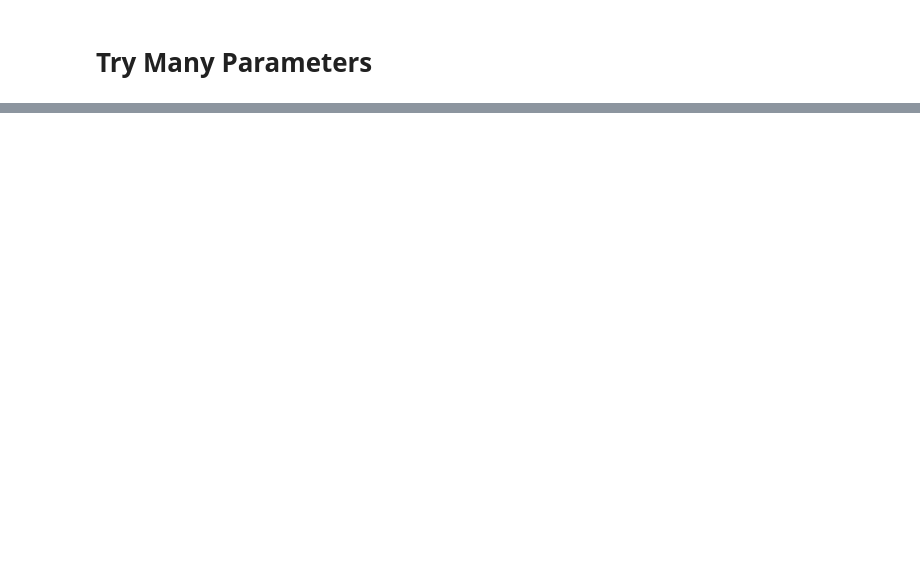
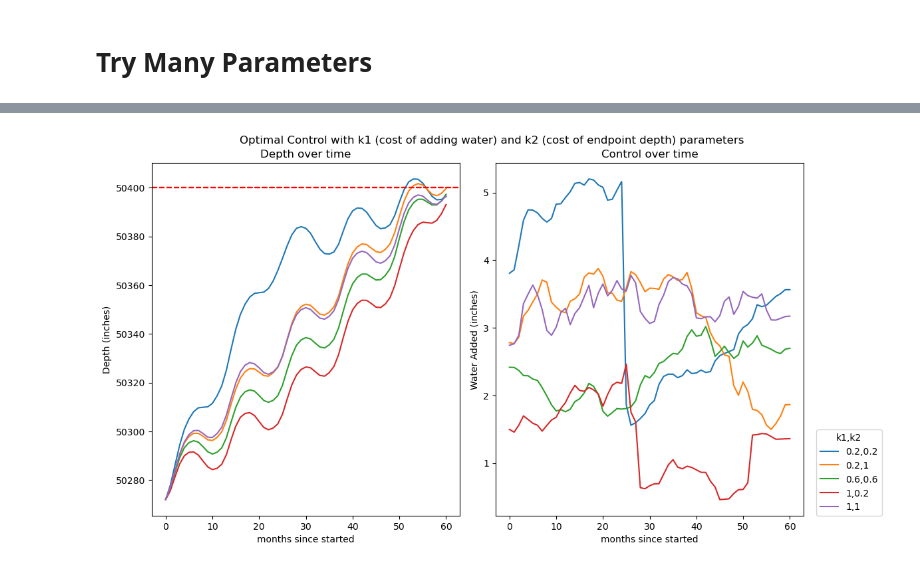
Before and after one commit to chloe-engler-hart/vol4_project, a Jupyter notebook: Scripts/LQR_depth_diff(better_method).ipynb, the cells around one changed output, grey strips where cells are left out. Cells and saved outputs as stored; diff of their text form; code cells hidden in the pictures; blank space fills up the shorter version.

```diff
--- a/Scripts/LQR_depth_diff(better_method).ipynb
+++ b/Scripts/LQR_depth_diff(better_method).ipynb
@@ -30,10 +30,10 @@ class salt_lake():
                         [params['epsilon'], 0, 0, params['lambda'](t)],
                         [params['delta'], 0, 0, 2*params['gamma'](t)],
                          [0,0,0,0]])
-        self.A_back = lambda t: np.array([[0,params['alpha'], -params['beta'], 0],
-                        [params['epsilon'], 0, 0, params['lambda'](t)],
-                        [params['delta'], 0, 0, 2*params['gamma_back'](t)],
-                         [0,0,0,0]])
+        # self.A_back = lambda t: np.array([[0,params['alpha'], -params['beta'], 0],
+        #                 [params['epsilon'], 0, 0, params['lambda'](t)],
+        #                 [params['delta'], 0, 0, 2*params['gamma_back'](t)],
+        #                  [0,0,0,0]])
 
         # Set R
         self.R = k1
@@ -58,7 +58,7 @@ class salt_lake():
         # Define ricatti equation
         def ricatti(t,P):
             P = P.reshape((4,4))
-            return (- P@self.A_back(t) - self.A_back(t).T@P - self.Q
+            return (- P@self.A(t) - self.A(t).T@P - self.Q
                    + P@self.B*1/self.R*self.B.T@P).reshape(16)
 
         # Find P
@@ -80,7 +80,7 @@ class salt_lake():
         # Define ricatti equation
         def func(t,x):
             current_P = P(t).reshape((4,4))
-            return self.A_back(t)@x - self.B*1/self.R*self.B.T@current_P@x
+            return self.A(t)@x - self.B*1/self.R*self.B.T@current_P@x
 
         # Find P
         t_span = (0,self.tf)
@@ -257,52 +258,57 @@ plt.show()
 # %% [markdown]
 # Try Many Parameters
 # %%
+k_params = [[0.2,0.2],[0.2,1],[0.6,0.6],[1,0.2],[1,1]]
 # plt.figure(figsize=(12,12))
 # for alpha in [0.01,0.03,0.05,0.07,0.1,0.4,0.7,1]:
 # for tf in [36,60,84,120]:
+# for beta in [0.7,0.8,0.9,1]:
 plt.figure(figsize=(12,12))
-for k1 in [0.2,0.6,1]:
-        for k2 in [0.2,0.6,1]:
-                # Set parameters
-                alpha = 1
-                beta = 1 #change in depth = alpha*rainfall + beta*evaporation
-                epsilon = 0 #rainfall = epsilon*change in depth + lambda(t)
-                delta = 0 #evaporation = delta*change in depth + gamma(t)
-                row = .98
-                tf = 60
+# for k1 in [0.2,0.6,1]:
+#         for k2 in [0.2,0.6,1]:
+for k in k_params:
+        k1, k2 = k[0], k[1]
+        # Set parameters
+        alpha = 1
+        beta = 0.75 #change in depth = alpha*rainfall + beta*evaporation
+        epsilon = 0 #rainfall = epsilon*change in depth + lambda(t)
+        delta = 0 #evaporation = delta*change in depth + gamma(t)
+        row = .98
+        tf = 60
 
-                # Set x0
-                x0 = np.array([-128, 4.4, 0, 1])
+        # Set x0
+        # x0 = np.array([-128, 4.4, 0, 1])
+        x0 = np.array([-128, 2.4, 3.0, 1])
 
-                # Create parameter dict
-                params = {'alpha': alpha, 'beta':beta, 'epsilon':epsilon,
-                        'delta': delta, 'row':row, 'gamma':gamma,
-                        'lambda': lambda_}
+        # Create parameter dict
+        params = {'alpha': alpha, 'beta':beta, 'epsilon':epsilon,
+                'delta': delta, 'row':row, 'gamma':gamma,
+                'lambda': lambda_}
 
-                # Find state and control
-                sl = salt_lake(k1,k2,params,tf,x0)
-                x = sl.find_state()
-                t_vals = np.linspace(0, tf, tf+1)
-                x_vals = x(t_vals)
-                u = sl.find_control(t_vals)
+        # Find state and control
+        sl = salt_lake(k1,k2,params,tf,x0)
+        x = sl.find_state()
+        t_vals = np.linspace(0, tf, tf+1)
+        x_vals = x(t_vals)
+        u = sl.find_control(t_vals)
 
-                # Plot depth
-                plt.subplot(2,2,1)
-                plt.axhline(y = 50400, color = 'r', linestyle = '--')
-                # plt.plot(t_vals, x_vals[0], label=f'{k1},{k2}')
-                plt.plot(t_vals, x_vals[0]+50400, label=f'{k1},{k2}')
-                plt.xlabel('months since started')
-                plt.ylabel('Depth (inches)')
-                # plt.ylabel('Difference in depth (inches)')
-                # plt.title('Depth difference over time')
-                plt.title('Depth over time')
+        # Plot depth
+        plt.subplot(2,2,1)
+        plt.axhline(y = 50400, color = 'r', linestyle = '--')
+        # plt.plot(t_vals, x_vals[0], label=f'{k1},{k2}')
+        plt.plot(t_vals, x_vals[0]+50400, label=f'{k1},{k2}')
+        plt.xlabel('months since started')
+        plt.ylabel('Depth (inches)')
+        # plt.ylabel('Difference in depth (inches)')
+        # plt.title('Depth difference over time')
+        plt.title('Depth over time')
 
-                # Plot control
-                plt.subplot(2,2,2)
-                plt.plot(t_vals, u, label=f'{k1},{k2}')
-                plt.xlabel('months since started')
-                plt.ylabel('Water Added (inches)')
-                plt.title('Control over time')
+        # Plot control
+        plt.subplot(2,2,2)
+        plt.plot(t_vals, u, label=f'{k1},{k2}')
+        plt.xlabel('months since started')
+        plt.ylabel('Water Added (inches)')
+        plt.title('Control over time')
 plt.legend(loc=(1.04, 0), title='k1,k2')
 plt.suptitle('Optimal Control with k1 (cost of adding water) and k2 (cost of endpoint depth) parameters')
 plt.tight_layout()
@@ -328,0 +333 @@ KeyError: 'gamma_back'
+[figure, added]
```
Also changed, not shown: parts of 4 cells of this notebook.
